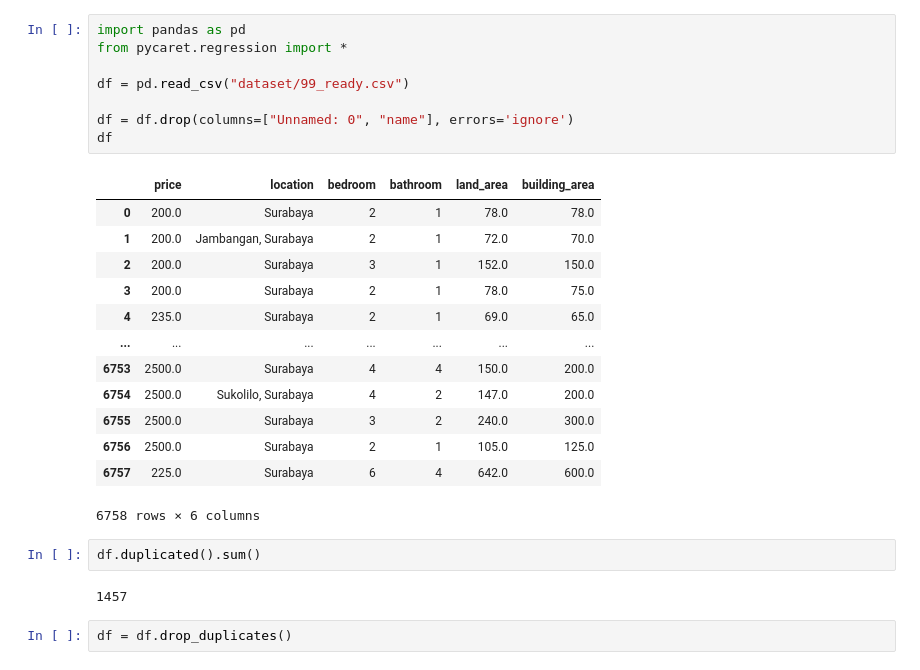
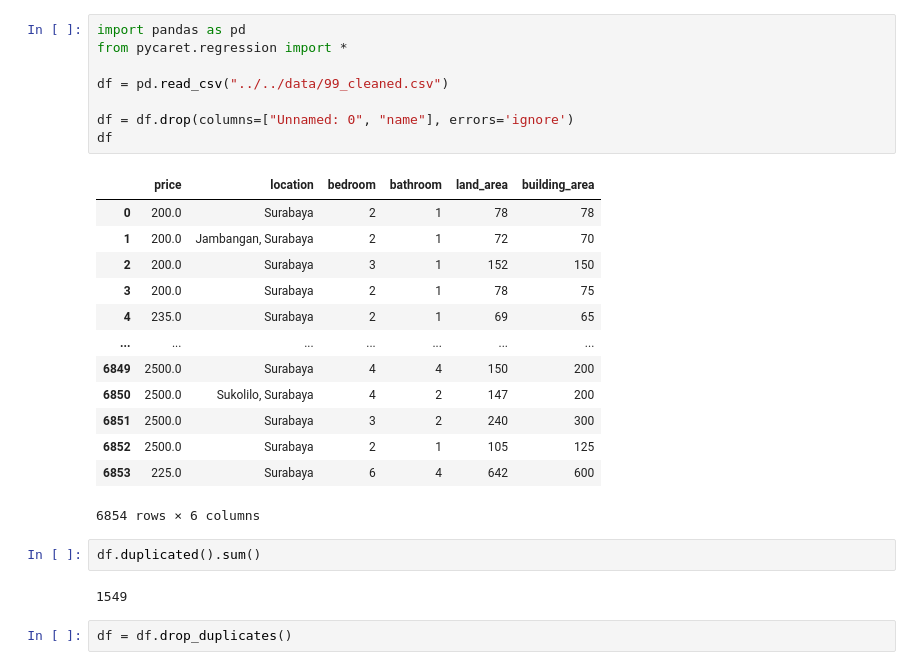
Before and after one commit to romzyalba/house_price_model, a Jupyter notebook: src/automl/house_price_99.ipynb, the cells around one changed output. Saved outputs shown, nothing was run; the diff lists cells and outputs as text.

```diff
--- a/src/automl/house_price_99.ipynb
+++ b/src/automl/house_price_99.ipynb
@@ -1,29 +1,29 @@
 # %%
 import pandas as pd
 from pycaret.regression import *
 
-df = pd.read_csv("dataset/99_ready.csv")
+df = pd.read_csv("../../data/99_cleaned.csv")
 
 df = df.drop(columns=["Unnamed: 0", "name"], errors='ignore')
 df
 # %% [output]
 |  | price | location | bedroom | bathroom | land_area | building_area |
-| 0 | 200.0 | Surabaya | 2 | 1 | 78.0 | 78.0 |
-| 1 | 200.0 | Jambangan, Surabaya | 2 | 1 | 72.0 | 70.0 |
-| 2 | 200.0 | Surabaya | 3 | 1 | 152.0 | 150.0 |
-| 3 | 200.0 | Surabaya | 2 | 1 | 78.0 | 75.0 |
-| 4 | 235.0 | Surabaya | 2 | 1 | 69.0 | 65.0 |
+| 0 | 200.0 | Surabaya | 2 | 1 | 78 | 78 |
+| 1 | 200.0 | Jambangan, Surabaya | 2 | 1 | 72 | 70 |
+| 2 | 200.0 | Surabaya | 3 | 1 | 152 | 150 |
+| 3 | 200.0 | Surabaya | 2 | 1 | 78 | 75 |
+| 4 | 235.0 | Surabaya | 2 | 1 | 69 | 65 |
 | ... | ... | ... | ... | ... | ... | ... |
-| 6753 | 2500.0 | Surabaya | 4 | 4 | 150.0 | 200.0 |
-| 6754 | 2500.0 | Sukolilo, Surabaya | 4 | 2 | 147.0 | 200.0 |
-| 6755 | 2500.0 | Surabaya | 3 | 2 | 240.0 | 300.0 |
-| 6756 | 2500.0 | Surabaya | 2 | 1 | 105.0 | 125.0 |
-| 6757 | 225.0 | Surabaya | 6 | 4 | 642.0 | 600.0 |
+| 6849 | 2500.0 | Surabaya | 4 | 4 | 150 | 200 |
+| 6850 | 2500.0 | Sukolilo, Surabaya | 4 | 2 | 147 | 200 |
+| 6851 | 2500.0 | Surabaya | 3 | 2 | 240 | 300 |
+| 6852 | 2500.0 | Surabaya | 2 | 1 | 105 | 125 |
+| 6853 | 225.0 | Surabaya | 6 | 4 | 642 | 600 |
-6758 rows × 6 columns
+6854 rows × 6 columns
 # %%
 df.duplicated().sum()
 # %% [output]
-1457
+1549
 # %%
 df = df.drop_duplicates()
 # %%
```
Also changed, not shown: parts of 8 cells of this notebook, 2 other files.
